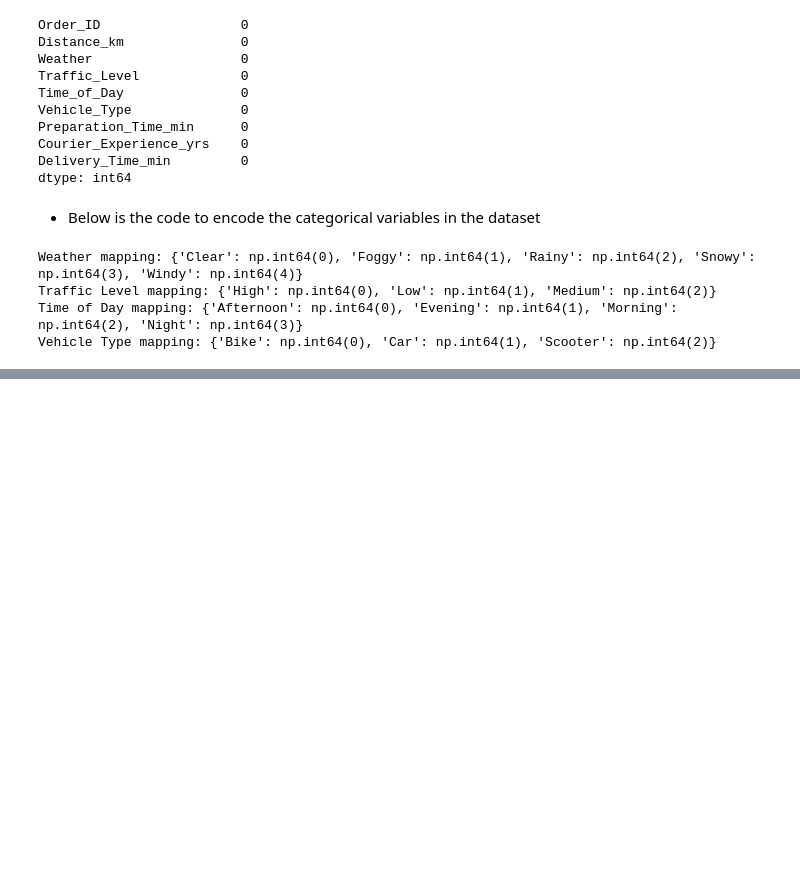
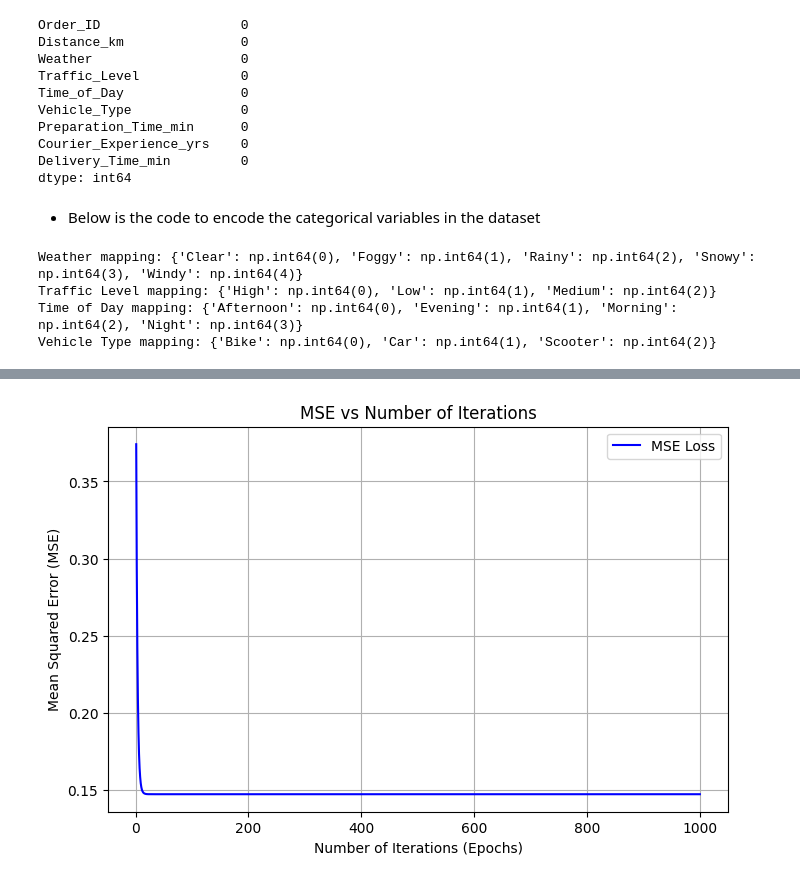
Before and after one commit to rudra20-6/smai-assignment1, a Jupyter notebook: 2/new.ipynb, the cells around one changed output, grey strips where cells are left out. Cells and saved outputs as stored; diff of their text form; code cells hidden in the pictures; blank space fills up the shorter version.

```diff
--- a/2/new.ipynb
+++ b/2/new.ipynb
@@ -227,11 +130,0 @@ plt.show()
-# %%
-if __name__ == "__main__":
-    if len(sys.argv) != 2:
-        print("Usage: python script.py <csv_file>")
-    else:
-        with open('output.txt', 'w') as f:
-            sys.stdout = f
-            compute_frequencies(sys.argv[1])
-            # checkingNumberOfEmptyValuesInEachColumn(sys.argv[1])
-            # checkingRowsAndHowManyEmptyCellsTheyHave(sys.argv[1])
-            sys.stdout = sys.__stdout__
@@ -237,0 +239,73 @@ if __name__ == "__main__":
+# %%
+import numpy as np
+import pandas as pd
+import matplotlib.pyplot as plt
+
+# Mini-Batch Gradient Descent Function
+def mini_batch_gradient_descent(X, y, learning_rate=0.01, epochs=1000, batch_size=32):
+    m, n = X.shape  # Number of samples (m) and features (n)
+
+    # Initialize weights and bias randomly
+    W = np.random.randn(n) * 0.01  # Initialize weights to small random values
+    b = np.random.randn() * 0.01  # Initialize bias to small random value
+
+    # W = np.zeros(n)
+    # b = 0
+
+    loss_history = []
+
+    for epoch in range(epochs):
+        # Shuffle the data
+        indices = np.random.permutation(m)
+        X_shuffled = X[indices]
+        y_shuffled = y[indices]
+
+        for i in range(0, m, batch_size):  # Mini-batch processing
+            X_batch = X_shuffled[i:i+batch_size]
+            y_batch = y_shuffled[i:i+batch_size]
+
+            # Compute predictions
+            y_pred = np.dot(X_batch, W) + b
+
+            # Compute error
+            error = y_pred - y_batch
+
+            # Compute gradients
+            dW = (1 / batch_size) * np.dot(X_batch.T, error)
+            db = (1 / batch_size) * np.sum(error)
+
+            # Update parameters
+            W -= learning_rate * dW
+            b -= learning_rate * db
+
+        # Compute MSE after each epoch
+        total_error = np.dot(X, W) + b - y
+        mse = (1 / (2 * m)) * np.sum(total_error ** 2)  # Mean Squared Error
+        loss_history.append(mse)
+
+        # Print loss every 100 epochs
+        if epoch % 100 == 0:
+            print(f"Epoch {epoch}: Loss = {mse:.5f}")
+
+    return W, b, loss_history
+
+# Load standardized train data
+train_data = pd.read_csv("train_standardized.csv")
+
+# Assuming last column is the target (y) and rest are features (X)
+X_train = train_data.iloc[:, :-1].values
+y_train = train_data.iloc[:, -1].values
+
+# Train the model
+W_opt, b_opt, loss_history = mini_batch_gradient_descent(X_train, y_train, learning_rate=0.01, epochs=1000, batch_size=32)
+
+# Plot MSE vs Number of Iterations
+plt.figure(figsize=(8, 5))
+plt.plot(range(1, len(loss_history) + 1), loss_history, label="MSE Loss", color="b")
+plt.xlabel("Number of Iterations (Epochs)")
+plt.ylabel("Mean Squared Error (MSE)")
+plt.title("MSE vs Number of Iterations")
+plt.legend()
+plt.grid()
+plt.show()
+# %% [output]
@@ -237,0 +322 @@ if __name__ == "__main__":
+[figure, added]
```
Also changed, not shown: parts of 13 cells of this notebook, 7 other files.
